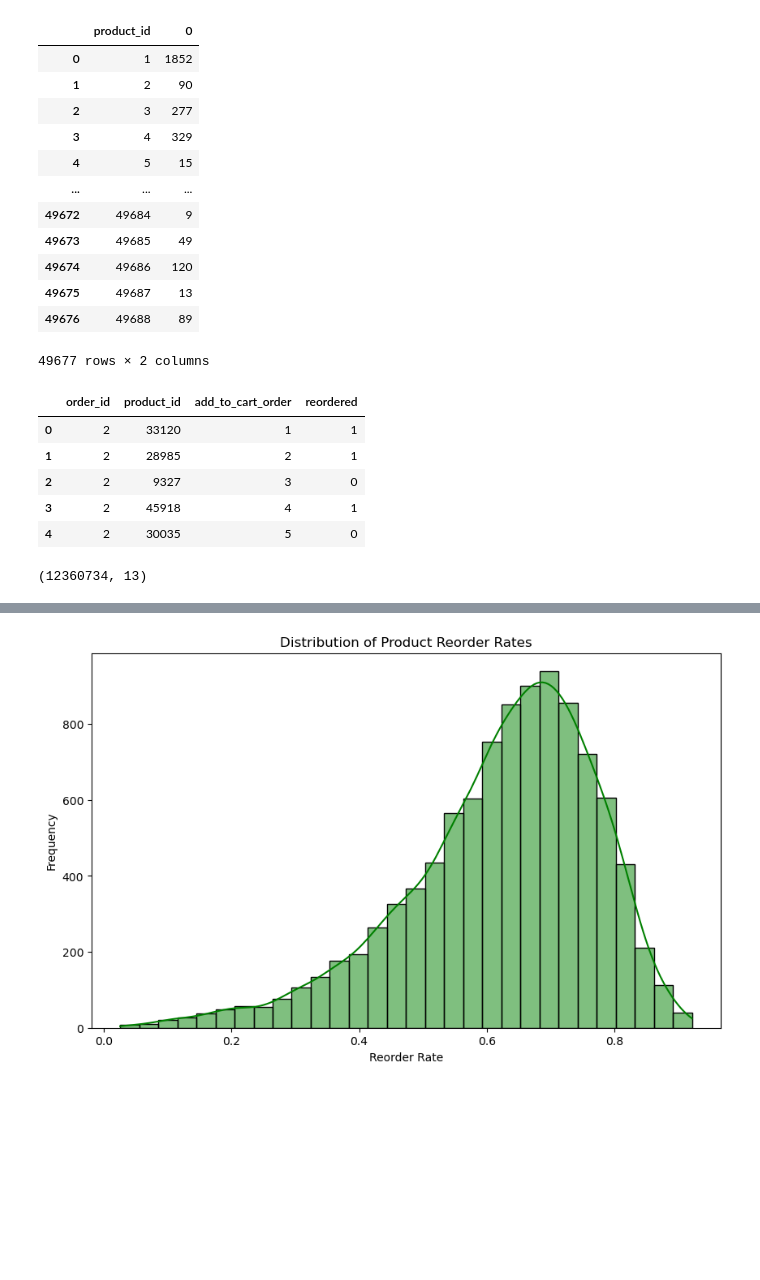
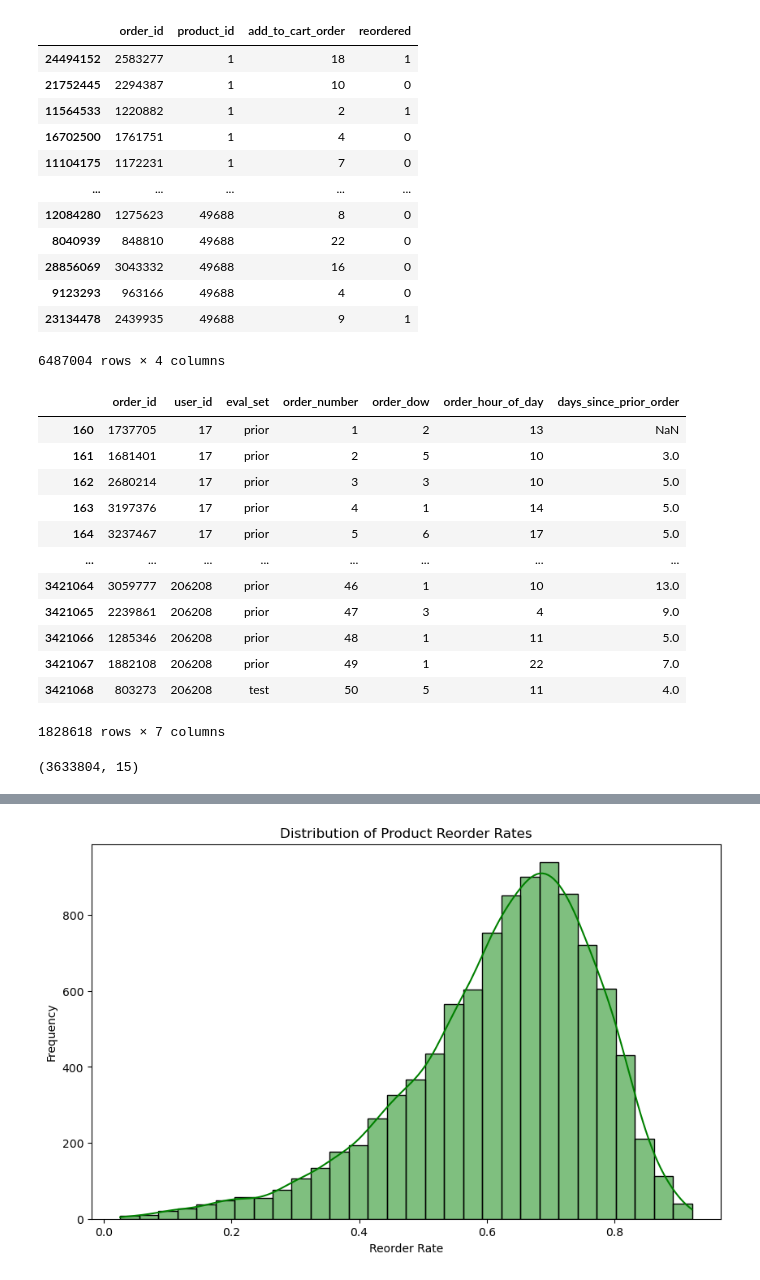
Before and after one commit to WasVelinn/1stPerSonalProjecT, a Jupyter notebook: 개인프로젝트 소스, 시각화.ipynb, the cells around one changed output, grey strips where cells are left out. Drawn from its saved outputs; the diff is of its cells as text; code cells hidden in the pictures; blank space fills up the shorter version.

```diff
--- a/개인프로젝트 소스, 시각화.ipynb
+++ b/개인프로젝트 소스, 시각화.ipynb
@@ -35,44 +67,54 @@ top_products = product_order_counts[product_order_counts >= product_order_counts
 
 # 필터링 적용
 order_products = order_products[order_products['product_id'].isin(top_products)]
-# %%
-product_order_counts.reset_index()
-# %% [output]
-|  | product_id | 0 |
-| 0 | 1 | 1852 |
-| 1 | 2 | 90 |
-| 2 | 3 | 277 |
-| 3 | 4 | 329 |
-| 4 | 5 | 15 |
-| ... | ... | ... |
-| 49672 | 49684 | 9 |
-| 49673 | 49685 | 49 |
-| 49674 | 49686 | 120 |
-| 49675 | 49687 | 13 |
-| 49676 | 49688 | 89 |
-49677 rows × 2 columns
 # %%
-order_products.head()
+# 층화추출로 20퍼센트 추출
+order_products = order_products.groupby('product_id', group_keys=False).apply(lambda x:x.sample(frac=0.2))
+
+order_products
 # %% [output]
 |  | order_id | product_id | add_to_cart_order | reordered |
-| 0 | 2 | 33120 | 1 | 1 |
-| 1 | 2 | 28985 | 2 | 1 |
-| 2 | 2 | 9327 | 3 | 0 |
-| 3 | 2 | 45918 | 4 | 1 |
-| 4 | 2 | 30035 | 5 | 0 |
+| 24494152 | 2583277 | 1 | 18 | 1 |
+| 21752445 | 2294387 | 1 | 10 | 0 |
+| 11564533 | 1220882 | 1 | 2 | 1 |
+| 16702500 | 1761751 | 1 | 4 | 0 |
+| 11104175 | 1172231 | 1 | 7 | 0 |
+| ... | ... | ... | ... | ... |
+| 12084280 | 1275623 | 49688 | 8 | 0 |
+| 8040939 | 848810 | 49688 | 22 | 0 |
+| 28856069 | 3043332 | 49688 | 16 | 0 |
+| 9123293 | 963166 | 49688 | 4 | 0 |
+| 23134478 | 2439935 | 49688 | 9 | 1 |
+6487004 rows × 4 columns
+# %%
+orders
+# %% [output]
+|  | order_id | user_id | eval_set | order_number | order_dow | order_hour_of_day | days_since_prior_order |
+| 160 | 1737705 | 17 | prior | 1 | 2 | 13 | NaN |
+| 161 | 1681401 | 17 | prior | 2 | 5 | 10 | 3.0 |
+| 162 | 2680214 | 17 | prior | 3 | 3 | 10 | 5.0 |
+| 163 | 3197376 | 17 | prior | 4 | 1 | 14 | 5.0 |
+| 164 | 3237467 | 17 | prior | 5 | 6 | 17 | 5.0 |
+| ... | ... | ... | ... | ... | ... | ... | ... |
+| 3421064 | 3059777 | 206208 | prior | 46 | 1 | 10 | 13.0 |
+| 3421065 | 2239861 | 206208 | prior | 47 | 3 | 4 | 9.0 |
+| 3421066 | 1285346 | 206208 | prior | 48 | 1 | 11 | 5.0 |
+| 3421067 | 1882108 | 206208 | prior | 49 | 1 | 22 | 7.0 |
+| 3421068 | 803273 | 206208 | test | 50 | 5 | 11 | 4.0 |
+1828618 rows × 7 columns
 # %%
 # 주문 정보와 상품 주문 정보 병합
-order_details = pd.merge(order_products, orders[['order_id', 'user_id', 'order_number', 'order_dow', 'order_hour_of_day']],
+order_details = pd.merge(order_products, orders,
                          on='order_id', how='inner')
 
 # 상품 정보 병합
-order_details = pd.merge(order_details, products[['product_id', 'product_name', 'aisle_id', 'department_id']],
+order_details = pd.merge(order_details, products,
                          on='product_id', how='inner')
 
 # 상품의 카테고리 정보 병합
-order_details = pd.merge(order_details, aisles[['aisle_id', 'aisle']], on='aisle_id', how='left')
-order_details = pd.merge(order_details, departments[['department_id', 'department']], on='department_id', how='left')
+order_details = pd.merge(order_details, aisles, on='aisle_id', how='left')
+order_details = pd.merge(order_details, departments, on='department_id', how='left')
 
 print(order_details.shape)  # 데이터 크기 확인
 # %% [output]
-(12360734, 13)
+(3633804, 15)
```
Also changed, not shown: parts of 44 cells of this notebook, 8 other files.
